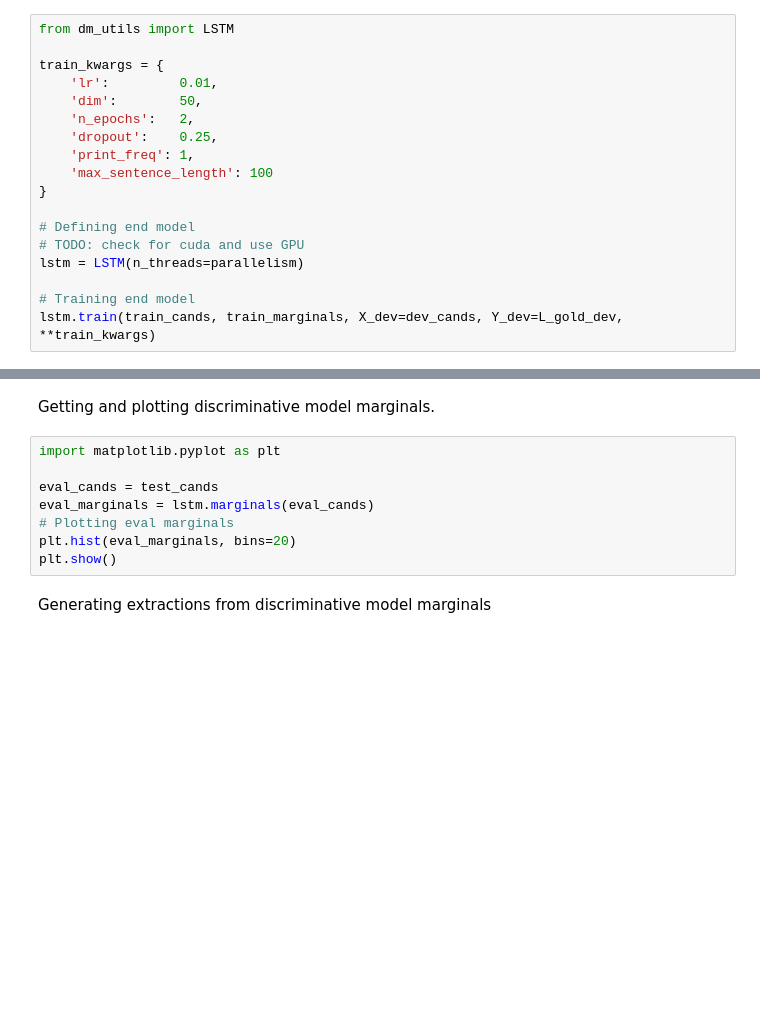
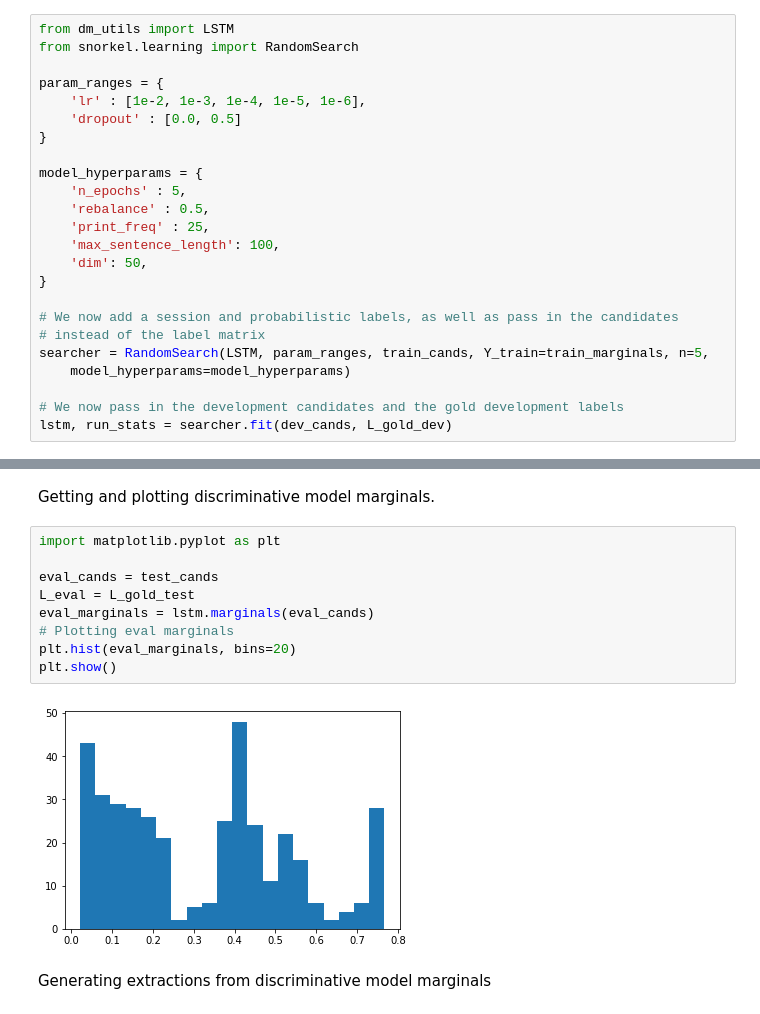
Before and after one commit to CHTAP/extractors, a Jupyter notebook: src/snorkel_extractor_memex/Snorkel_Pipeline_Version_NB3.ipynb, the cells around one changed output, grey strips where cells are left out. Cells and saved outputs as stored; diff of their text form; blank space fills up the shorter version.

Commit message:
added eval notebook

```diff
--- a/src/snorkel_extractor_memex/Snorkel_Pipeline_Version_NB3.ipynb
+++ b/src/snorkel_extractor_memex/Snorkel_Pipeline_Version_NB3.ipynb
@@ -72,21 +72,27 @@ L_gold_dev  = load_gold_labels(session, annotator_name='gold', split=1)
 L_gold_test = load_gold_labels(session, annotator_name='gold', split=2)
 # %% [markdown]
 Defining and discriminative model using hyperparameter search using PyTorch LSTM end model.
-# %%
-from dm_utils import LSTM
-
-train_kwargs = {
-    'lr':         0.01,
-    'dim':        50,
-    'n_epochs':   2,
-    'dropout':    0.25,
-    'print_freq': 1,
-    'max_sentence_length': 100
-}
-
-# Defining end model
-# TODO: check for cuda and use GPU
-lstm = LSTM(n_threads=parallelism)
-
-# Training end model
-lstm.train(train_cands, train_marginals, X_dev=dev_cands, Y_dev=L_gold_dev, **train_kwargs)
+# %%
+from dm_utils import LSTM
+from snorkel.learning import RandomSearch
+
+param_ranges = {
+    'lr' : [1e-2, 1e-3, 1e-4, 1e-5, 1e-6],
+    'dropout' : [0.0, 0.5]
+}
+
+model_hyperparams = {
+    'n_epochs' : 5,
+    'rebalance' : 0.5,
+    'print_freq' : 25,
+    'max_sentence_length': 100,
+    'dim': 50,
+}
+
+# We now add a session and probabilistic labels, as well as pass in the candidates
+# instead of the label matrix
+searcher = RandomSearch(LSTM, param_ranges, train_cands, Y_train=train_marginals, n=5,
+    model_hyperparams=model_hyperparams)
+
+# We now pass in the development candidates and the gold development labels
+lstm, run_stats = searcher.fit(dev_cands, L_gold_dev)
@@ -104,11 +143,14 @@ Getting and plotting discriminative model marginals.
 # %%
 import matplotlib.pyplot as plt
 
 eval_cands = test_cands
+L_eval = L_gold_test
 eval_marginals = lstm.marginals(eval_cands)
 # Plotting eval marginals
 plt.hist(eval_marginals, bins=20)
 plt.show()
+# %% [output]
+[figure, added]
 # %% [markdown]
 Generating extractions from discriminative model marginals
 # %%
```
Also changed, not shown: parts of 6 cells of this notebook, 3 other files.
